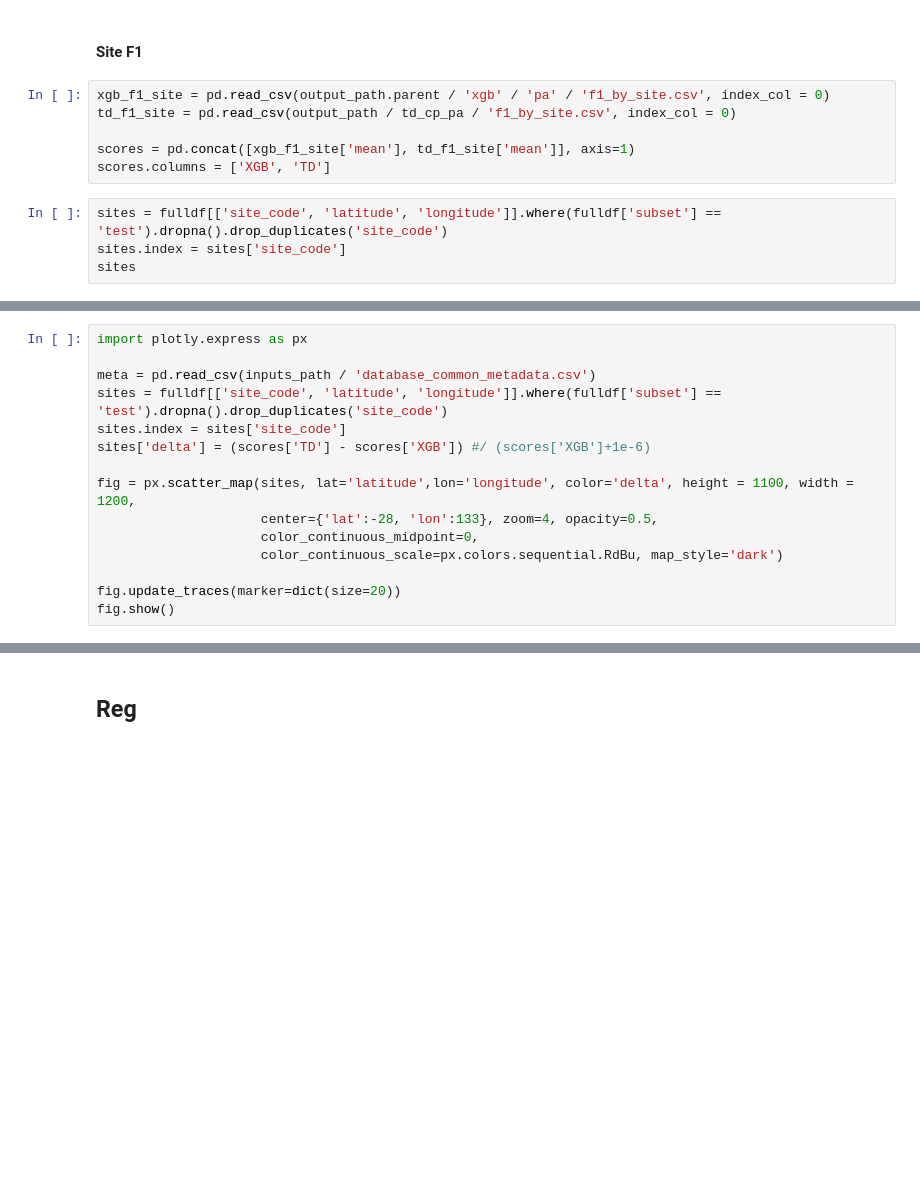
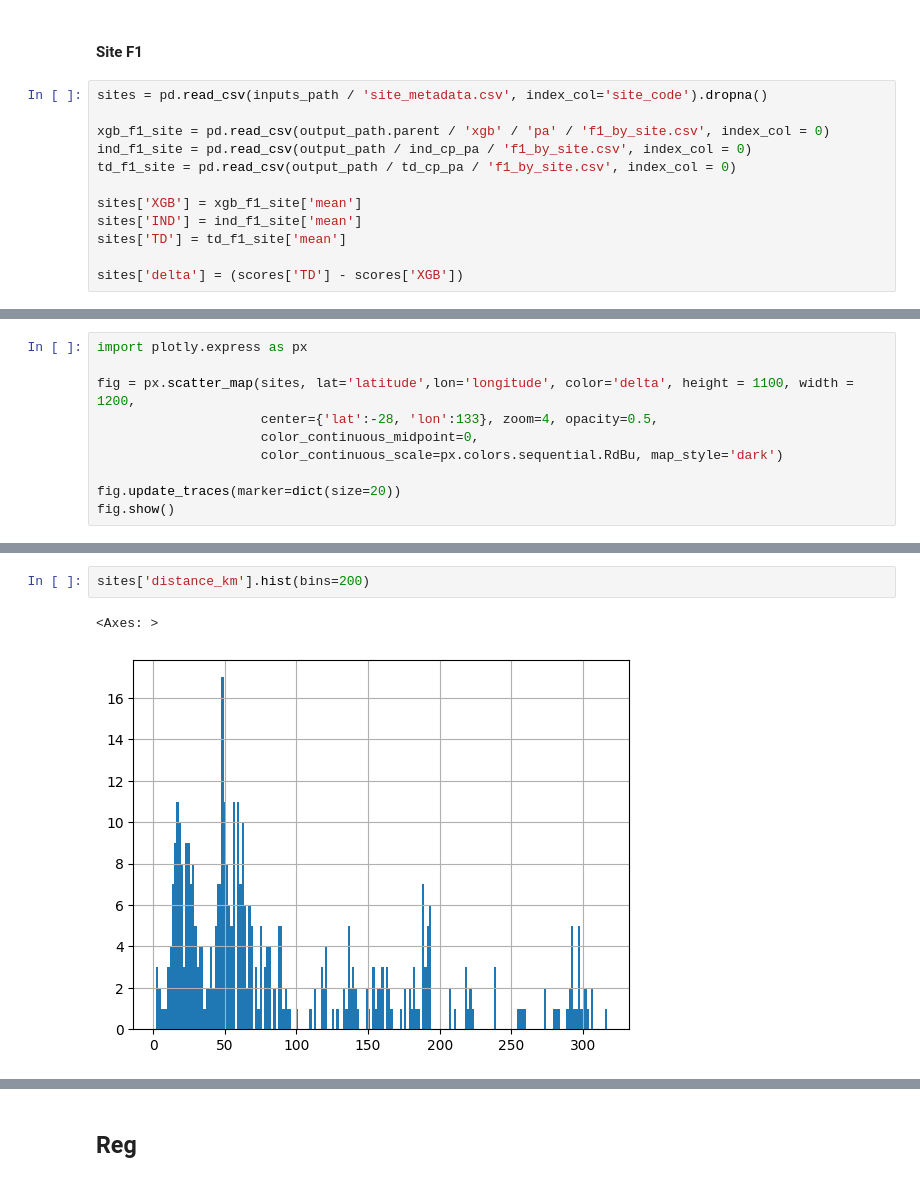
Before and after one commit to morand-g/malpolon-marbec, a Jupyter notebook: examples/RLS/RLS4 - Model comparison.ipynb, the cells around one changed output, grey strips where cells are left out. Drawn from its saved outputs; the diff is of its cells as text; blank space fills up the shorter version.

Commit message:
modified:   examples/RLS/RLS0 - Data preparation.ipynb 	modified:   examples/RLS/RLS3 - Outputs.ipynb 	modified:   examples/RLS/RLS4 - Model comparison.ipynb

```diff
--- a/examples/RLS/RLS4 - Model comparison.ipynb
+++ b/examples/RLS/RLS4 - Model comparison.ipynb
@@ -101,12 +101,14 @@ ax.set(xlabel=names[0] + ' F1', ylabel=names[2] + ' F1')
 # %% [markdown]
 #### Site F1
 # %%
+sites = pd.read_csv(inputs_path / 'site_metadata.csv', index_col='site_code').dropna()
+
 xgb_f1_site = pd.read_csv(output_path.parent / 'xgb' / 'pa' / 'f1_by_site.csv', index_col = 0)
+ind_f1_site = pd.read_csv(output_path / ind_cp_pa / 'f1_by_site.csv', index_col = 0)
 td_f1_site = pd.read_csv(output_path / td_cp_pa / 'f1_by_site.csv', index_col = 0)
 
-scores = pd.concat([xgb_f1_site['mean'], td_f1_site['mean']], axis=1)
-scores.columns = ['XGB', 'TD']
+sites['XGB'] = xgb_f1_site['mean']
+sites['IND'] = ind_f1_site['mean']
+sites['TD'] = td_f1_site['mean']
+
+sites['delta'] = (scores['TD'] - scores['XGB'])
-# %%
-sites = fulldf[['site_code', 'latitude', 'longitude']].where(fulldf['subset'] == 'test').dropna().drop_duplicates('site_code')
-sites.index = sites['site_code']
-sites
@@ -128,10 +115,5 @@ sites
 # %%
 import plotly.express as px
-
-meta = pd.read_csv(inputs_path / 'database_common_metadata.csv')
-sites = fulldf[['site_code', 'latitude', 'longitude']].where(fulldf['subset'] == 'test').dropna().drop_duplicates('site_code')
-sites.index = sites['site_code']
-sites['delta'] = (scores['TD'] - scores['XGB']) #/ (scores['XGB']+1e-6)
 
 fig = px.scatter_map(sites, lat='latitude',lon='longitude', color='delta', height = 1100, width = 1200,
                      center={'lat':-28, 'lon':133}, zoom=4, opacity=0.5,
@@ -168,3 +151,8 @@ ax.set(xlabel='XGB F1', ylabel='TD F1')
 # %% [output]
 [Text(0.5, 0, 'XGB F1'), Text(0, 0.5, 'TD F1')]
 [figure]
+# %%
+sites['distance_km'].hist(bins=200)
+# %% [output]
+<Axes: >
+[figure, added]
```
Also changed, not shown: parts of 4 cells of this notebook, 2 other files.
